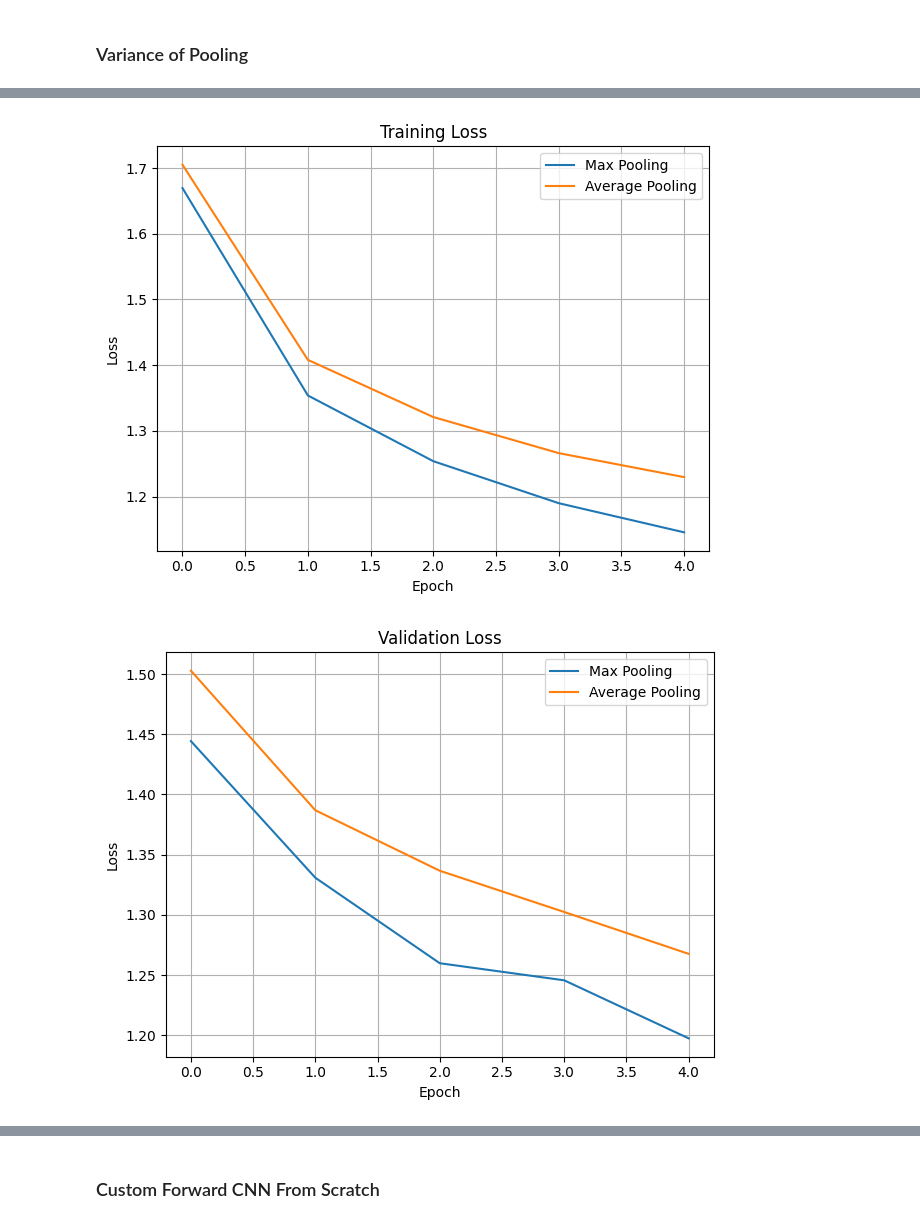
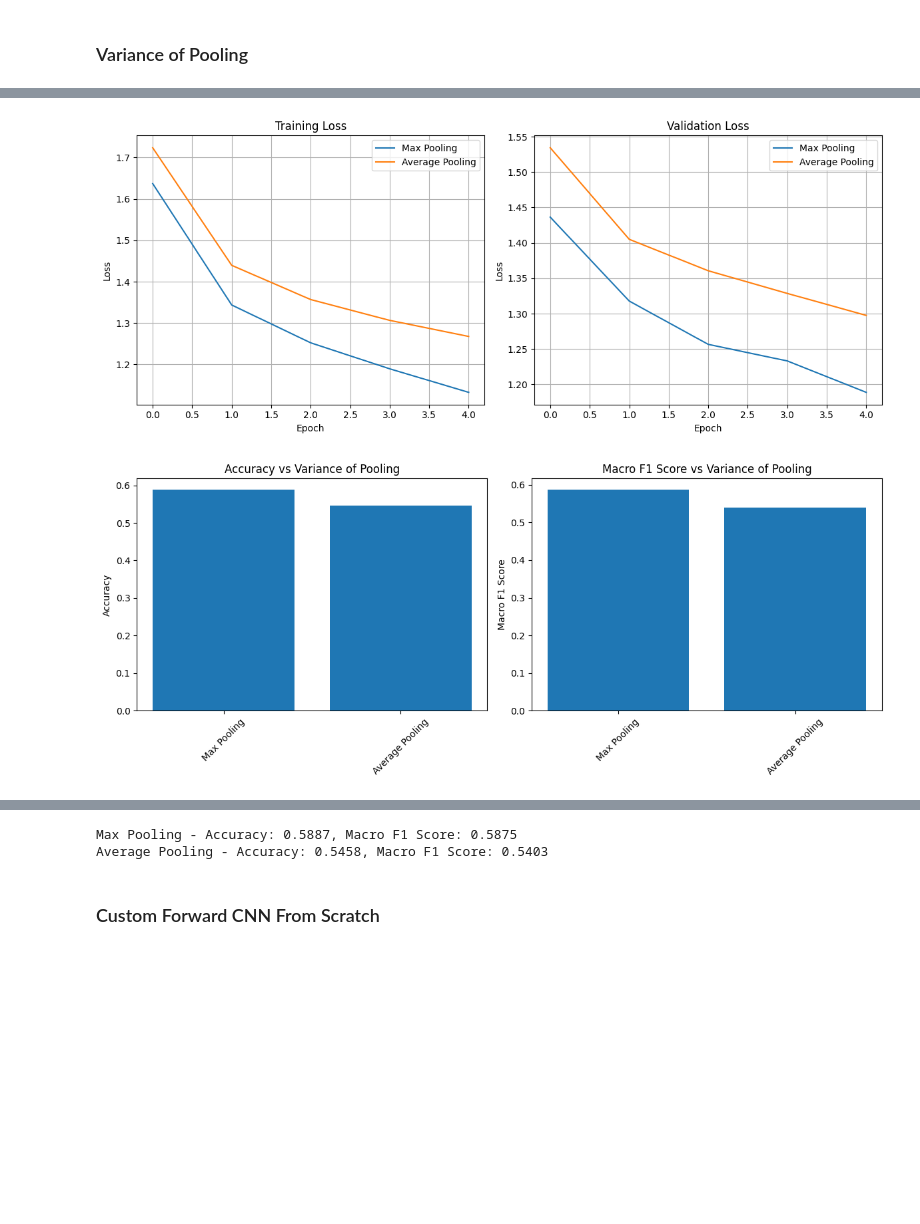
Before and after one commit to fchrgrib/cnn-rnn-lstm-from-scratch, a Jupyter notebook: src/cnn.ipynb, the cells around one changed output, grey strips where cells are left out. Cells and saved outputs as stored; diff of their text form; code cells hidden in the pictures; blank space fills up the shorter version.

```diff
--- a/src/cnn.ipynb
+++ b/src/cnn.ipynb
@@ -453,10 +452,8 @@ plt.title('Training Loss')
 plt.legend()
 plt.grid(True)
 plt.tight_layout()
-plt.show()
 
-plt.figure(figsize=(12, 5))
-plt.subplot(1, 2, 1)
+plt.subplot(1, 2, 2)
 
 for name, tl in val_loss.items():
     plt.plot(tl, label=name)
@@ -477,14 +474,15 @@ names = [name for name in variance_of_pooling.keys()]
 plt.bar(names, accuracy)
 plt.title("Accuracy vs Variance of Pooling")
 plt.ylabel("Accuracy")
+plt.xticks(rotation=45)
 plt.tight_layout()
-plt.show()
 
 
-plt.figure(figsize=(8, 5))
+plt.subplot(1, 2, 2)
 plt.bar(names, f1_scores)
 plt.title("Macro F1 Score vs Variance of Pooling")
 plt.ylabel("Macro F1 Score")
+plt.xticks(rotation=45)
 plt.tight_layout()
 plt.show()
 
@@ -511,3 +509,3 @@ Epoch 5/5
 313/313 ━━━━━━━━━━━━━━━━━━━━ 0s 1ms/step
-[figure, old version]
+[figure, new version]
-[figure, old version]
+[figure, new version]
@@ -516,3 +512,5 @@ Epoch 5/5
+Max Pooling - Accuracy: 0.5887, Macro F1 Score: 0.5875
+Average Pooling - Accuracy: 0.5458, Macro F1 Score: 0.5403
 # %% [markdown]
 ### Custom Forward CNN From Scratch
 # %%
```
Also changed, not shown: parts of 4 cells of this notebook, 4 other files.
